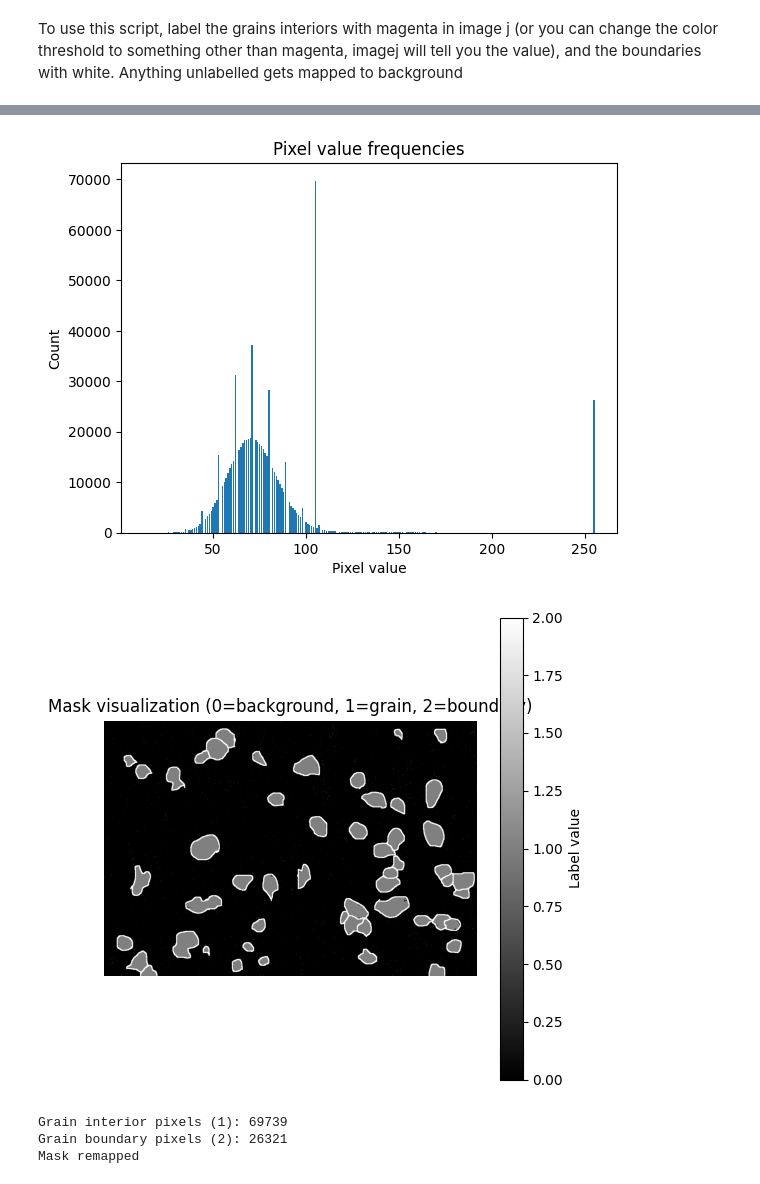
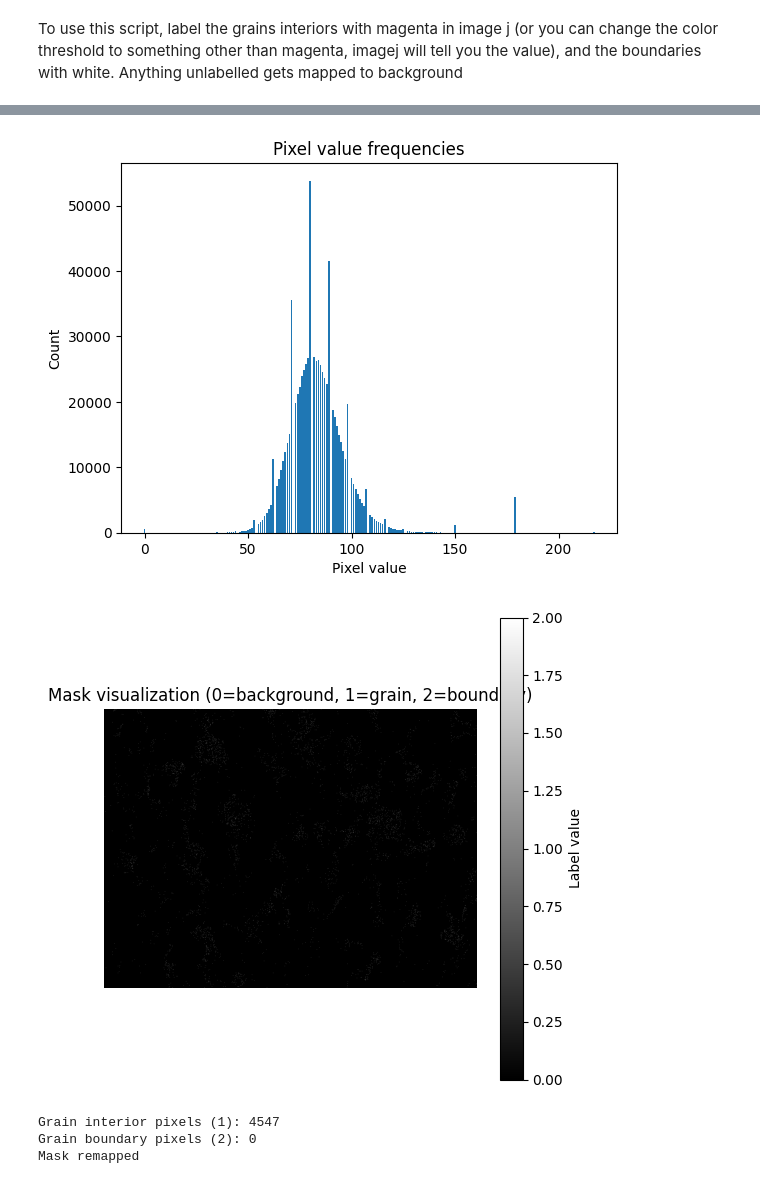
Before and after one commit to zsylvester/segmenteverygrain, a Jupyter notebook: Label_remapping.ipynb, the cells around one changed output, grey strips where cells are left out. Cells and saved outputs as stored; diff of their text form; code cells hidden in the pictures.

```diff
--- a/Label_remapping.ipynb
+++ b/Label_remapping.ipynb
@@ -6,7 +6,8 @@ import numpy as np
 import os
 import matplotlib.pyplot as plt
 
-name="annotations/annotated_cropped_Wilson180_0.25%_surface1_08.tif"
+name="20251009-Imperfect images & Doped sample/Doped sample/Wilson180_0.25%_surface1_09.tif"
+name="20250828_Alumina_SEM (1)/prac7_etched_010.tif"
 # Load grayscale image
 img = cv2.imread(name, cv2.IMREAD_GRAYSCALE)
 grain_bound=255 #don't agree with imagej but seem to work
@@ -83,5 +84,5 @@ Value 67: 18329 pixels
-[figure, old version]
+[figure, new version]
-[figure, old version]
+[figure, new version]
-Grain interior pixels (1): 69739
-Grain boundary pixels (2): 26321
+Grain interior pixels (1): 4547
+Grain boundary pixels (2): 0
 Mask remapped
```
Also changed, not shown: parts of 1 cell of this notebook, 3 other files.
